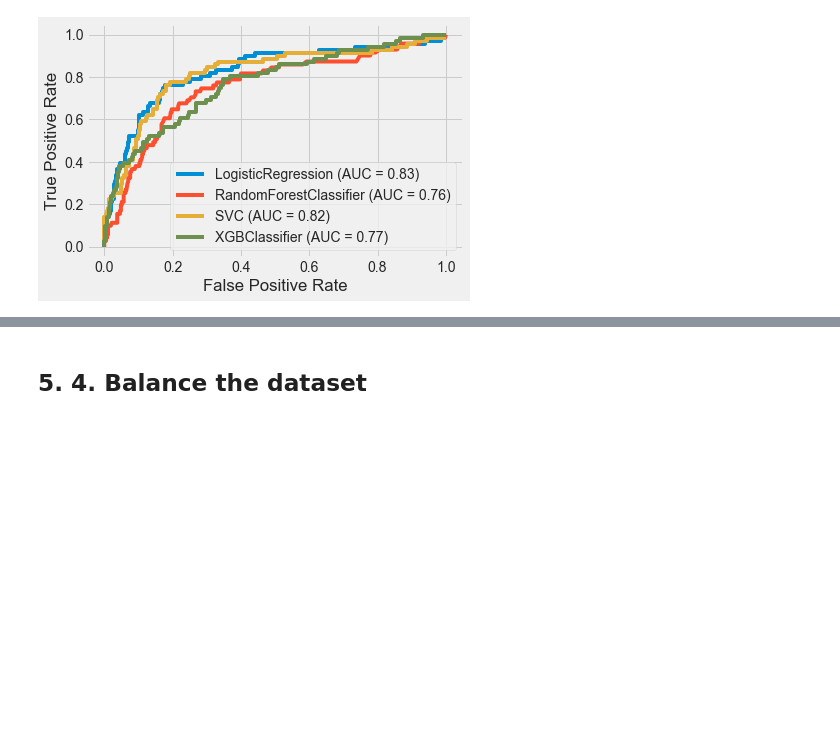
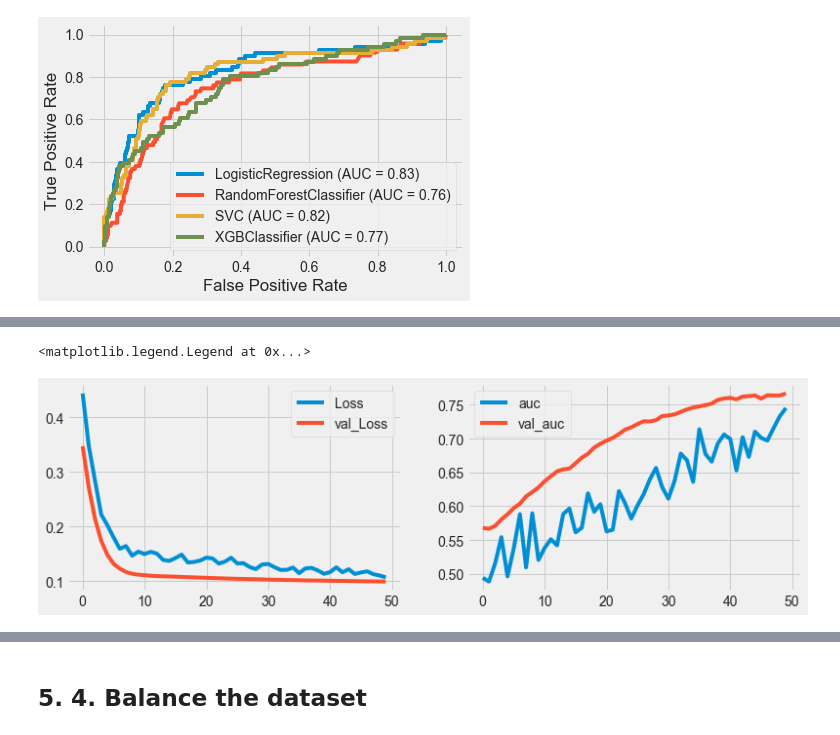
Before and after one commit to fares-ds/IBM_HR_Analytics_Employee_And_Performance, a Jupyter notebook: Employee_retention.ipynb, the cells around one changed output, grey strips where cells are left out. Drawn from its saved outputs; the diff is of its cells as text; code cells hidden in the pictures; blank space fills up the shorter version.

Commit message:
Building ANNs model

```diff
--- a/Employee_retention.ipynb
+++ b/Employee_retention.ipynb
@@ -542,0 +550,30 @@ plot_roc_curve(xgb_clf, X_test, y_test, ax=disp.ax_)
+# %%
+import tensorflow as tf
+from tensorflow.keras.models import Sequential
+from tensorflow.keras.layers import Dense, Dropout
+
+model = Sequential()
+
+model.add(Dense(X_train.shape[1], activation='relu'))
+model.add(Dropout(0.4))
+
+model.add(Dense(128, activation='relu'))
+model.add(Dropout(0.4))
+
+model.add(Dense(56, activation='relu'))
+model.add(Dropout(0.4))
+
+model.add(Dense(28, activation='relu'))
+model.add(Dropout(0.4))
+
+model.add(Dense(1, activation='sigmoid'))
+
+model.compile(optimizer=tf.keras.optimizers.Adam(0.0001),
+              loss='binary_crossentropy',
+              metrics=[tf.keras.metrics.AUC()])
+
+r = model.fit(X_train_std, y_train,
+              validation_data=(X_test_std, y_test),
+              epochs=50,
+              class_weight={0:stay, 1:leave}
+             )
@@ -542,0 +598,15 @@ plot_roc_curve(xgb_clf, X_test, y_test, ax=disp.ax_)
+# %%
+plt.figure(figsize=(12, 8))
+
+plt.subplot(2, 2, 1)
+plt.plot(r.history['loss'], label='Loss')
+plt.plot(r.history['val_loss'], label='val_Loss')
+plt.legend()
+
+plt.subplot(2, 2, 2)
+plt.plot(r.history['auc'], label='auc')
+plt.plot(r.history['val_auc'], label='val_auc')
+plt.legend()
+# %% [output]
+<matplotlib.legend.Legend at 0x...>
+[figure, added]
```
Also changed, not shown: parts of 4 cells of this notebook.
